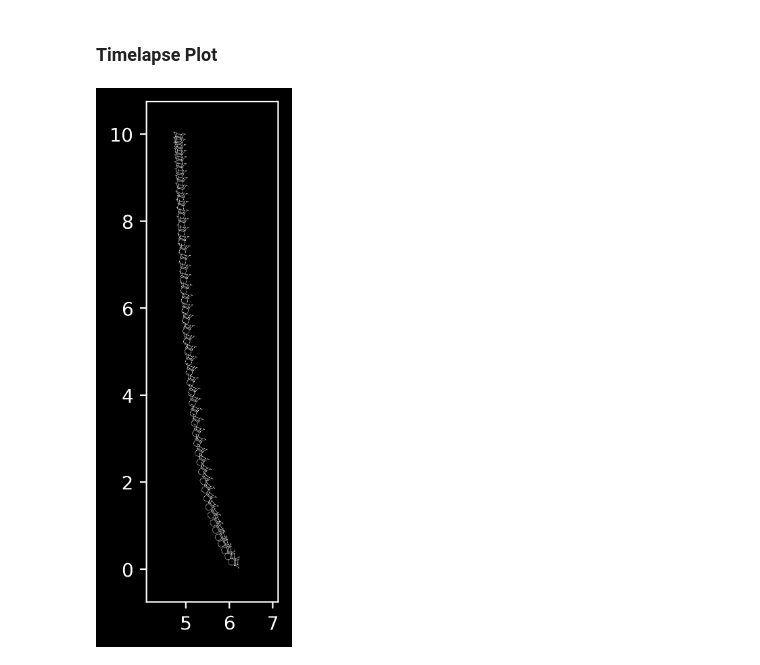
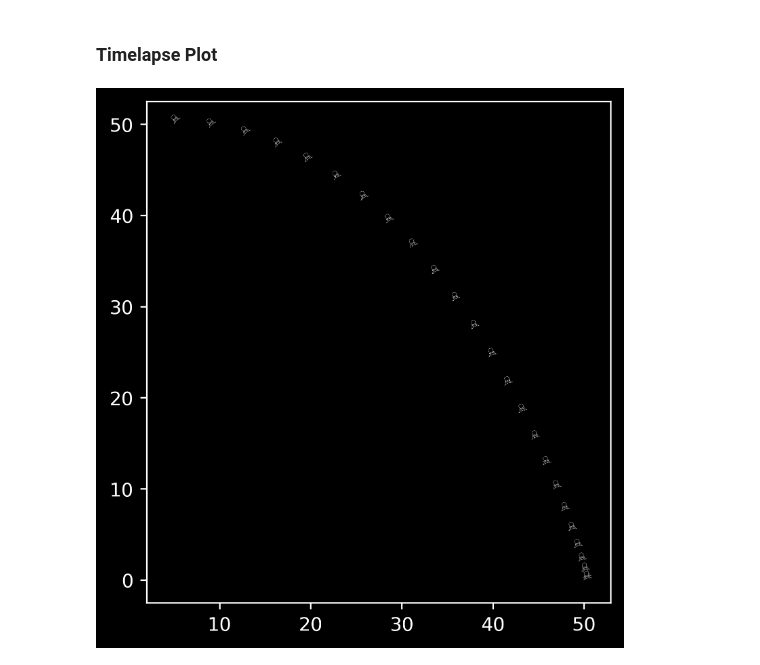
Before and after one commit to jpatrickb/moonlander_optimal_control, a Jupyter notebook: visualization.ipynb, the cells around one changed output. Cells and saved outputs as stored; diff of their text form; code cells hidden in the pictures.

Commit message:
Got a good initial plot!

```diff
--- a/visualization.ipynb
+++ b/visualization.ipynb
@@ -24,7 +24,8 @@ plt.rcParams['figure.dpi'] = 400
 
 # Unit is in m/s
 # G_moon = 200 # m/s
-altitude = 10. # m
+altitude = 50. # m
 x_pos = 5. # m? (don't think this really matters)
-entrance_x_vel = 1. # m/s
+entrance_x_vel = 10. # m/s
 pos = (x_pos, altitude)
+gamma=0
@@ -31,2 +37,3 @@ pos = (x_pos, altitude)
 # %%
-TS, X, Y, XP, YP, UX, UY, TF = lunar_lander(pos, entrance_x_vel, t_steps=10000)
+TS, X, Y, XP, YP, UX, UY, TF = lunar_lander(pos, entrance_x_vel, gamma=0, beta=100, nu=5000, t_steps=10000)
+print(np.min(Y))
@@ -60,8 +69,11 @@ def plot_timelapse(ts=TS, x=X, y=Y, xp=XP, yp=YP, ux=UX, uy=UY, tf=TF, N=7, widt
         return im
 
     # number of appearances
-    degrees = np.arctan(uy/ux) + np.pi/2
-    trajectory = np.array(list(zip(x, y, degrees)))
+    # radians = np.arctan(uy/ux) + np.pi/2
+    # radians = np.arctan(uy/ux)
+    # radians = np.arctan(uy/ux) + np.pi/2
+    radians = np.arctan2(-ux, uy)
+    trajectory = np.array(list(zip(x, y, radians)))
     idx = np.round(np.linspace(0, len(trajectory) - 1, N, )).astype(int)
 
     trajectory = np.array(trajectory)[idx]
@@ -73,15 +85,19 @@ def plot_timelapse(ts=TS, x=X, y=Y, xp=XP, yp=YP, ux=UX, uy=UY, tf=TF, N=7, widt
     image_ratio = lander.shape[0]/lander.shape[1]
     height = width*image_ratio # this scales the image so it doesn't get distorted
 
-    # This allows for fading in time
-    if alpha is None:
-        alpha=1
-    else:
-        alpha = 0.8*i/len(trajectory)
+
 
     # setup the plots
     fig, ax = plt.subplots()
     for i, t in enumerate(trajectory, start=1):
+
+        #     # This allows for fading in time
+        # if alpha is None:
+        #     alpha=1
+        # else:
+        #     alpha = 0.8*i/len(trajectory)
+            # alpha = .5
+
         xi, yi, deg = t
         im = imshow_affine(ax, lander, interpolation='none',
                         extent=[0, width, 0, height], clip_on=True,
@@ -97,8 +113,8 @@ def plot_timelapse(ts=TS, x=X, y=Y, xp=XP, yp=YP, ux=UX, uy=UY, tf=TF, N=7, widt
     ax.set_ylim(np.min(trajectory[:, 1]) - 3*height, np.max(trajectory[:, 1]) + 3*height)
     plt.show()
 # %%
-plot_timelapse(width=.3, N=50)
+plot_timelapse(width=1, N=25)
 # %% [output]
-[figure, old version]
+[figure, new version]
 # %%
 def timelapse_test(ts=TS, x=X, y=Y, xp=XP, yp=YP, ux=UX, uy=UY, tf=TF, N=7, width=0.3, alpha=None):
```
Also changed, not shown: parts of 5 cells of this notebook, 2 other files.
